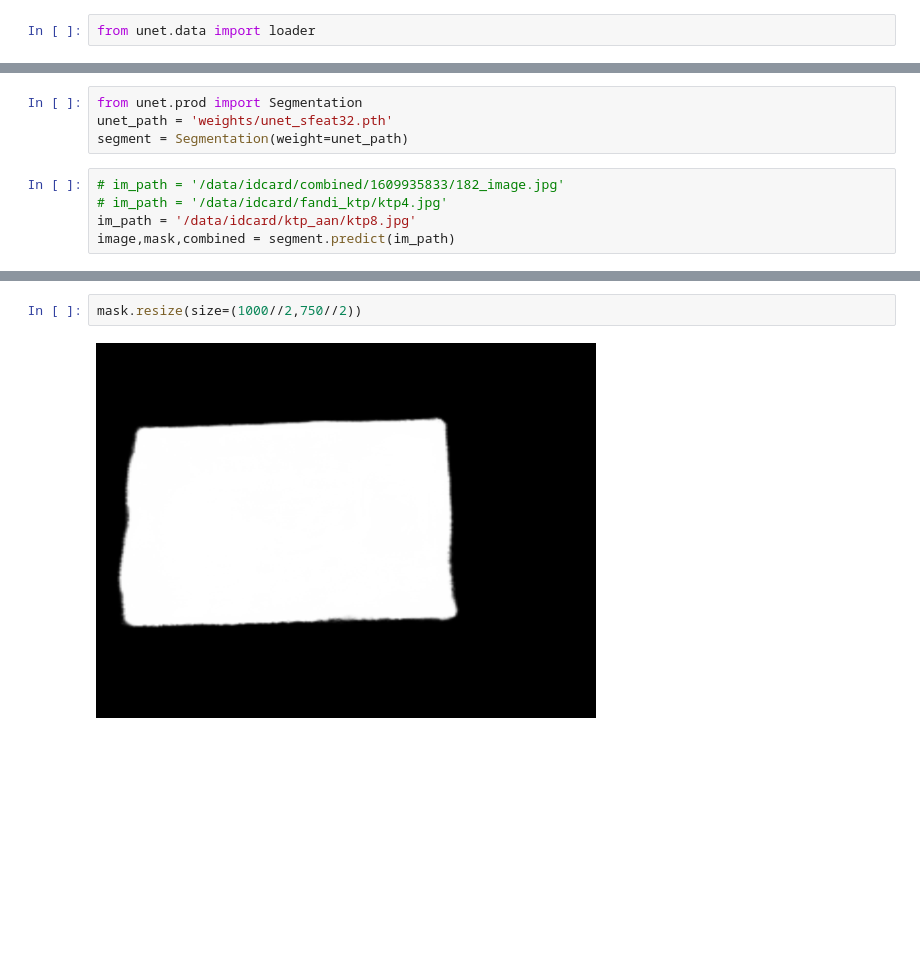
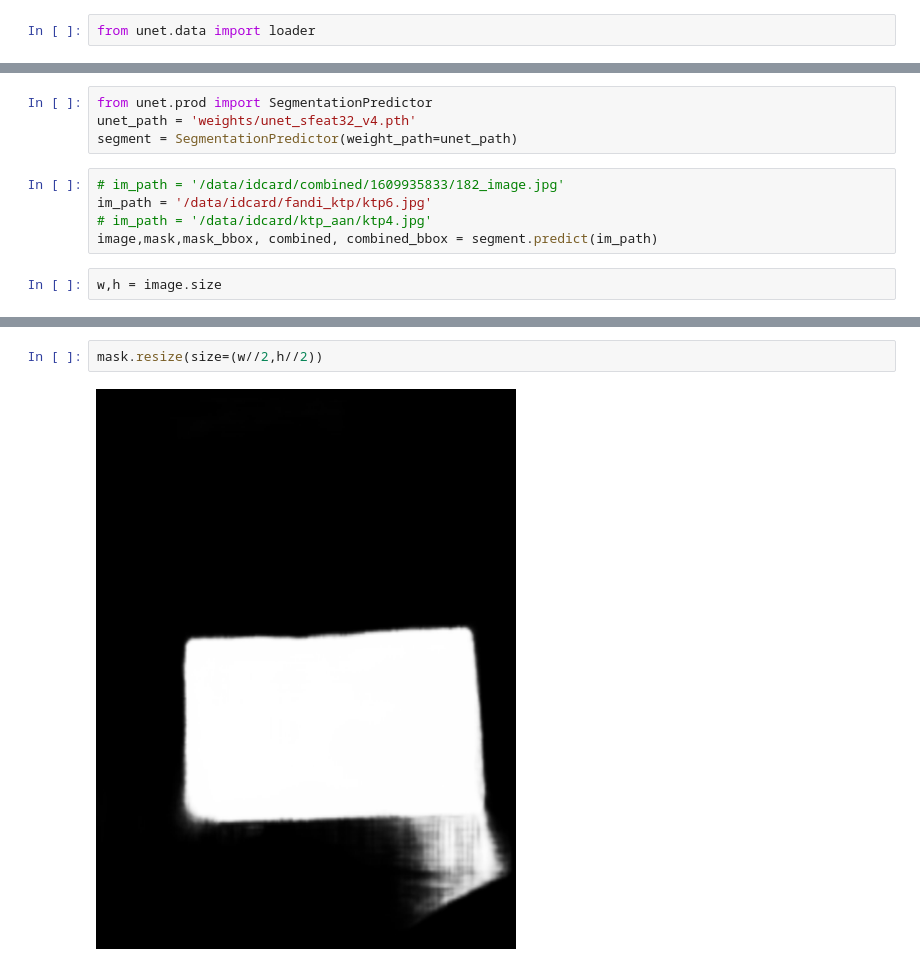
Before and after one commit to nunenuh/unet.pytorch, a Jupyter notebook: notebook/train.ipynb, the cells around one changed output, grey strips where cells are left out. Saved outputs shown, nothing was run; the diff lists cells and outputs as text; blank space fills up the shorter version.

Commit message:
feat: add changes for testing purpose in idcard

```diff
--- a/notebook/train.ipynb
+++ b/notebook/train.ipynb
@@ -107,10 +97,12 @@ plt.imshow(output[idx].squeeze().cpu().detach().numpy(), cmap='gray')
 # %%
-from unet.prod import Segmentation
-unet_path = 'weights/unet_sfeat32.pth'
-segment = Segmentation(weight=unet_path)
+from unet.prod import SegmentationPredictor
+unet_path = 'weights/unet_sfeat32_v4.pth'
+segment = SegmentationPredictor(weight_path=unet_path)
 # %%
 # im_path = '/data/idcard/combined/1609935833/182_image.jpg'
-# im_path = '/data/idcard/fandi_ktp/ktp4.jpg'
-im_path = '/data/idcard/ktp_aan/ktp8.jpg'
-image,mask,combined = segment.predict(im_path)
+im_path = '/data/idcard/fandi_ktp/ktp6.jpg'
+# im_path = '/data/idcard/ktp_aan/ktp4.jpg'
+image,mask,mask_bbox, combined, combined_bbox = segment.predict(im_path)
+# %%
+w,h = image.size
 # %%
@@ -120,5 +120,5 @@ image.resize(size=(1000//2,750//2))
 # %%
-mask.resize(size=(1000//2,750//2))
+mask.resize(size=(w//2,h//2))
 # %% [output]
-[figure, old version]
+[figure, new version]
 # %%
```
Also changed, not shown: parts of 18 cells of this notebook, 9 other files.
